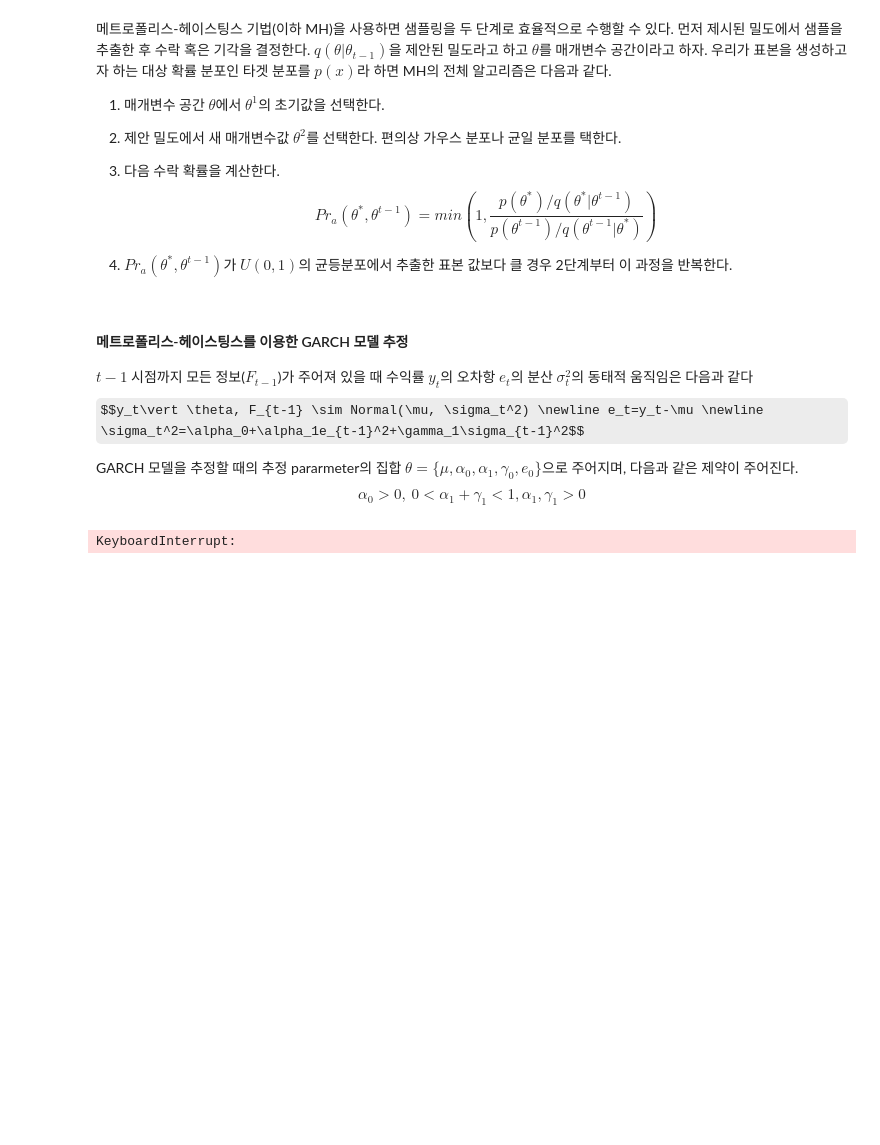
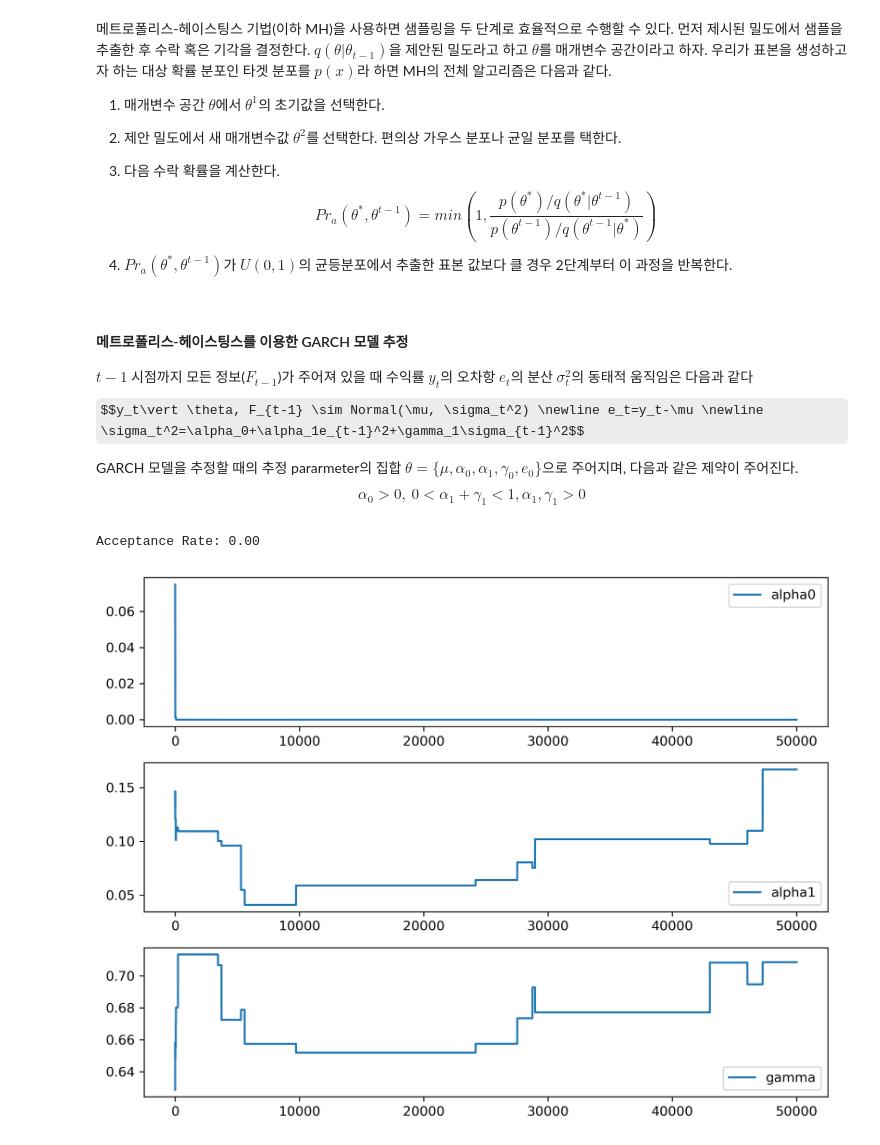
Before and after one commit to QuantifiSogang/2025-01RiskManagement, a Jupyter notebook: ch04_machinelearning&volatility/ch04_machinelearning&volatility.ipynb, the cells around one changed output. Cells and saved outputs as stored; diff of their text form; code cells hidden in the pictures; some formulas as TeX source; blank space fills up the shorter version.

```diff
--- a/ch04_machinelearning&volatility/ch04_machinelearning&volatility.ipynb
+++ b/ch04_machinelearning&volatility/ch04_machinelearning&volatility.ipynb
@@ -1211,8 +1209,8 @@ def log_prior(alpha_0, alpha_1, gamma):
         return -np.inf
 
 # 메트로폴리스-헤이스팅스 알고리즘 구현
-def metropolis_hastings(y, num_samples=5000, proposal_scale=0.02):
-    alpha_0, alpha_1, gamma = 0.1, 0.1, 0.8  # 초기값 설정
+def metropolis_hastings(y, num_samples=50000, proposal_scale=0.02):
+    alpha_0, alpha_1, gamma = 0.1, 0.1, 0.6  # 초기값 설정
     samples = []
     accepted = 0
 
@@ -1220,36 +1218,38 @@ def metropolis_hastings(y, num_samples=5000, proposal_scale=0.02):
         alpha_0_prop = abs(alpha_0 + np.random.normal(0, proposal_scale))
         alpha_1_prop = abs(alpha_1 + np.random.normal(0, proposal_scale))
         gamma_prop = abs(gamma + np.random.normal(0, proposal_scale))
 
-        if alpha_0_prop + gamma_prop >= 1:  # 안정성 조건
+        if alpha_1_prop + gamma_prop >= 1:  # 안정성 조건
+            print('not valid')
             continue
 
-        log_posterior_current = log_likelihood(y, omega, alpha, beta) + log_prior(omega, alpha, beta)
+        log_posterior_current = log_likelihood(y, alpha_0, alpha_1, gamma) + log_prior(alpha_0, alpha_1, gamma)
         log_posterior_proposed = log_likelihood(y, alpha_0_prop, alpha_1_prop, gamma_prop) + log_prior(alpha_0_prop, alpha_1_prop, gamma_prop)
 
         accept_ratio = np.exp(log_posterior_proposed - log_posterior_current)
 
         if np.random.rand() < accept_ratio:
             alpha_0, alpha_1, gamma = alpha_0_prop, alpha_1_prop, gamma_prop
             accepted += 1
 
         samples.append([alpha_0, alpha_1, gamma])
 
     print(f"Acceptance Rate: {accepted / num_samples:.2f}")
     return np.array(samples)
 
 
 # MCMC 수행
 samples = metropolis_hastings(retv)
 
 # 결과 시각화
 fig, axs = plt.subplots(3, 1, figsize=(8, 6))
-axs[0].plot(samples[:, 0], label='Omega')
-axs[1].plot(samples[:, 1], label='Alpha')
-axs[2].plot(samples[:, 2], label='Beta')
+axs[0].plot(samples[:, 0], label='alpha0')
+axs[1].plot(samples[:, 1], label='alpha1')
+axs[2].plot(samples[:, 2], label='gamma')
 for ax in axs:
     ax.legend()
 plt.tight_layout()
 plt.show()
 # %% [output]
-KeyboardInterrupt:
+Acceptance Rate: 0.00
+[figure, added]
```
Also changed, not shown: parts of 16 cells of this notebook, 1 other file.
